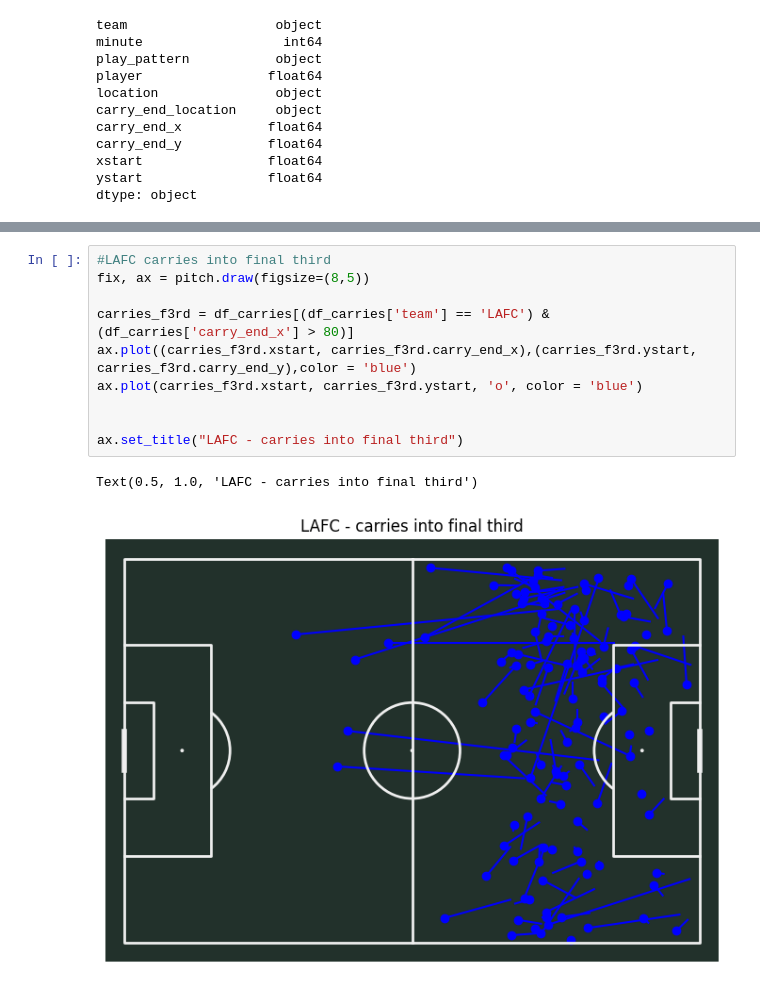
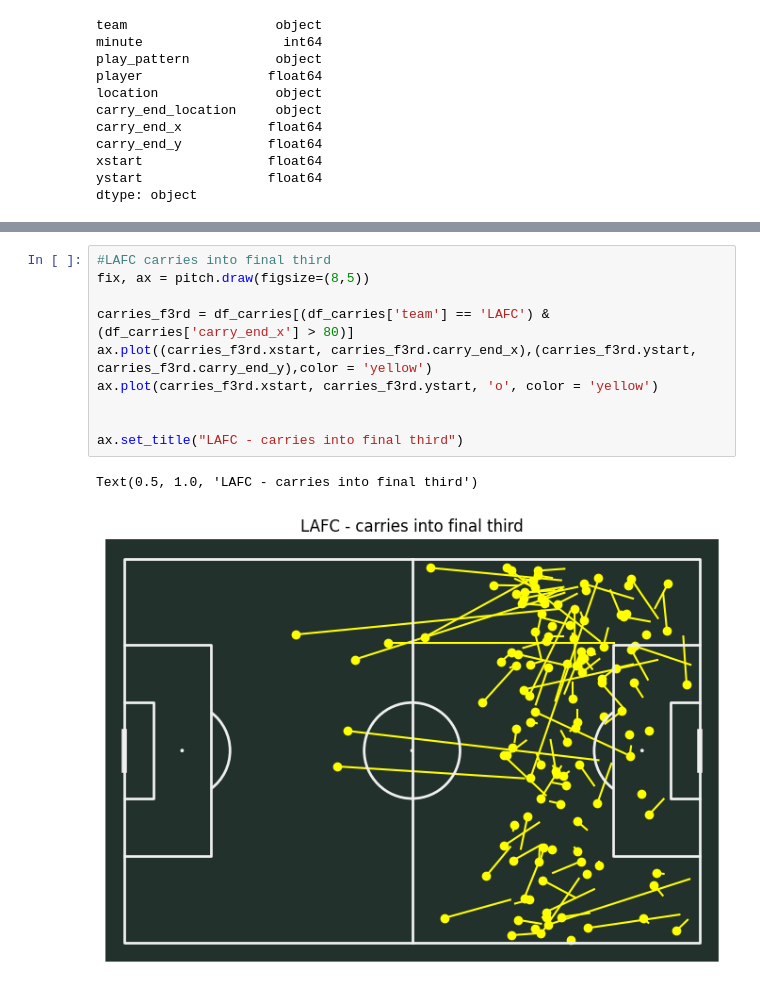
Before and after one commit to der-amit/soccer_plots, a Jupyter notebook: mls_plots.ipynb, the cells around one changed output, grey strips where cells are left out. Cells and saved outputs as stored; diff of their text form.

```diff
--- a/mls_plots.ipynb
+++ b/mls_plots.ipynb
@@ -375,13 +323,13 @@ plt.show()
 # %%
 #LAFC carries into final third
 fix, ax = pitch.draw(figsize=(8,5))
 
 carries_f3rd = df_carries[(df_carries['team'] == 'LAFC') & (df_carries['carry_end_x'] > 80)]
-ax.plot((carries_f3rd.xstart, carries_f3rd.carry_end_x),(carries_f3rd.ystart, carries_f3rd.carry_end_y),color = 'blue')
-ax.plot(carries_f3rd.xstart, carries_f3rd.ystart, 'o', color = 'blue')
+ax.plot((carries_f3rd.xstart, carries_f3rd.carry_end_x),(carries_f3rd.ystart, carries_f3rd.carry_end_y),color = 'yellow')
+ax.plot(carries_f3rd.xstart, carries_f3rd.ystart, 'o', color = 'yellow')
 
 
 ax.set_title("LAFC - carries into final third")
 # %% [output]
 Text(0.5, 1.0, 'LAFC - carries into final third')
-[figure, old version]
+[figure, new version]
```
Also changed, not shown: parts of 19 cells of this notebook.
